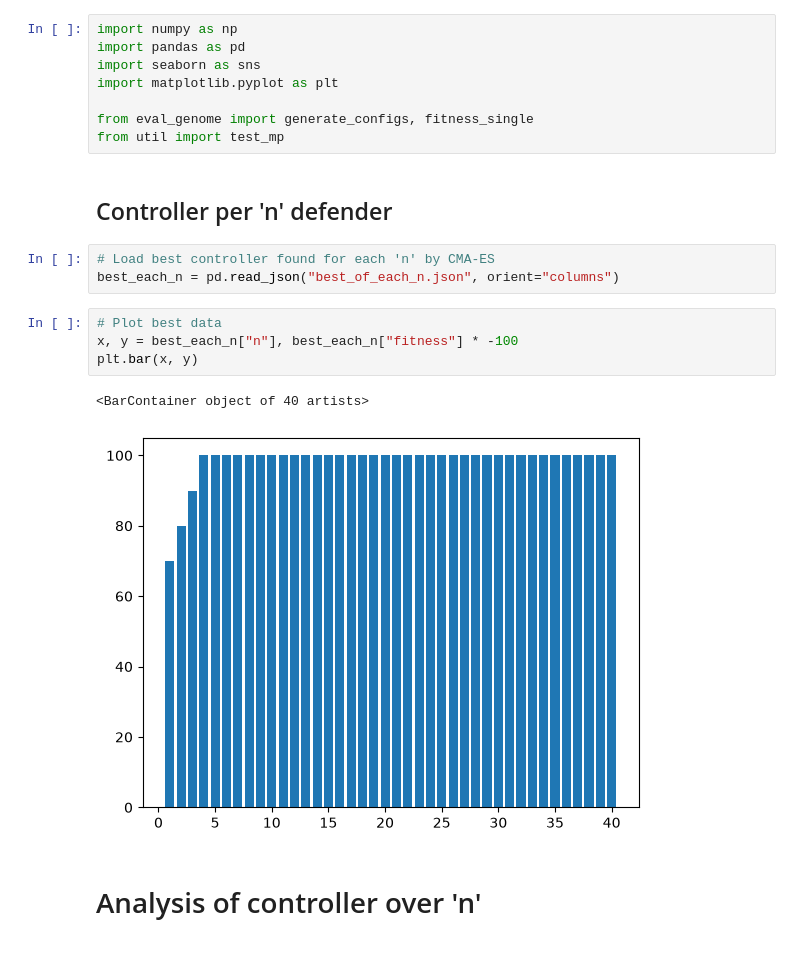
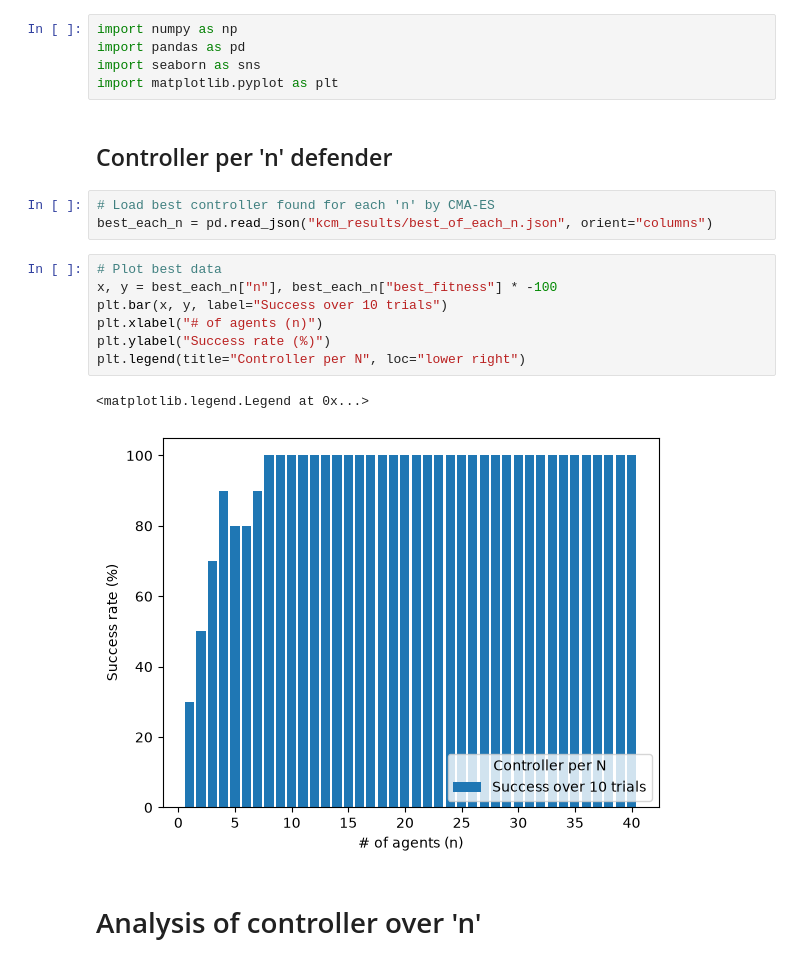
Before and after one commit to GMU-ASRC/farptest, a Jupyter notebook: plot_control.ipynb, the cells around one changed output. Cells and saved outputs as stored; diff of their text form.

Commit message:
fix: update after re-running plots for kzhu4

```diff
--- a/plot_control.ipynb
+++ b/plot_control.ipynb
@@ -3,21 +3,21 @@ import numpy as np
 import pandas as pd
 import seaborn as sns
 import matplotlib.pyplot as plt
-
-from eval_genome import generate_configs, fitness_single
-from util import test_mp
 # %% [markdown]
 ## Controller per 'n' defender
 # %%
 # Load best controller found for each 'n' by CMA-ES
-best_each_n = pd.read_json("best_of_each_n.json", orient="columns")
+best_each_n = pd.read_json("kcm_results/best_of_each_n.json", orient="columns")
 # %%
 # Plot best data
-x, y = best_each_n["n"], best_each_n["fitness"] * -100
-plt.bar(x, y)
+x, y = best_each_n["n"], best_each_n["best_fitness"] * -100
+plt.bar(x, y, label="Success over 10 trials")
+plt.xlabel("# of agents (n)")
+plt.ylabel("Success rate (%)")
+plt.legend(title="Controller per N", loc="lower right")
 # %% [output]
-<BarContainer object of 40 artists>
+<matplotlib.legend.Legend at 0x...>
-[figure, old version]
+[figure, new version]
 # %% [markdown]
 # Analysis of controller over 'n'
 # %%
```
Also changed, not shown: parts of 2 cells of this notebook.
